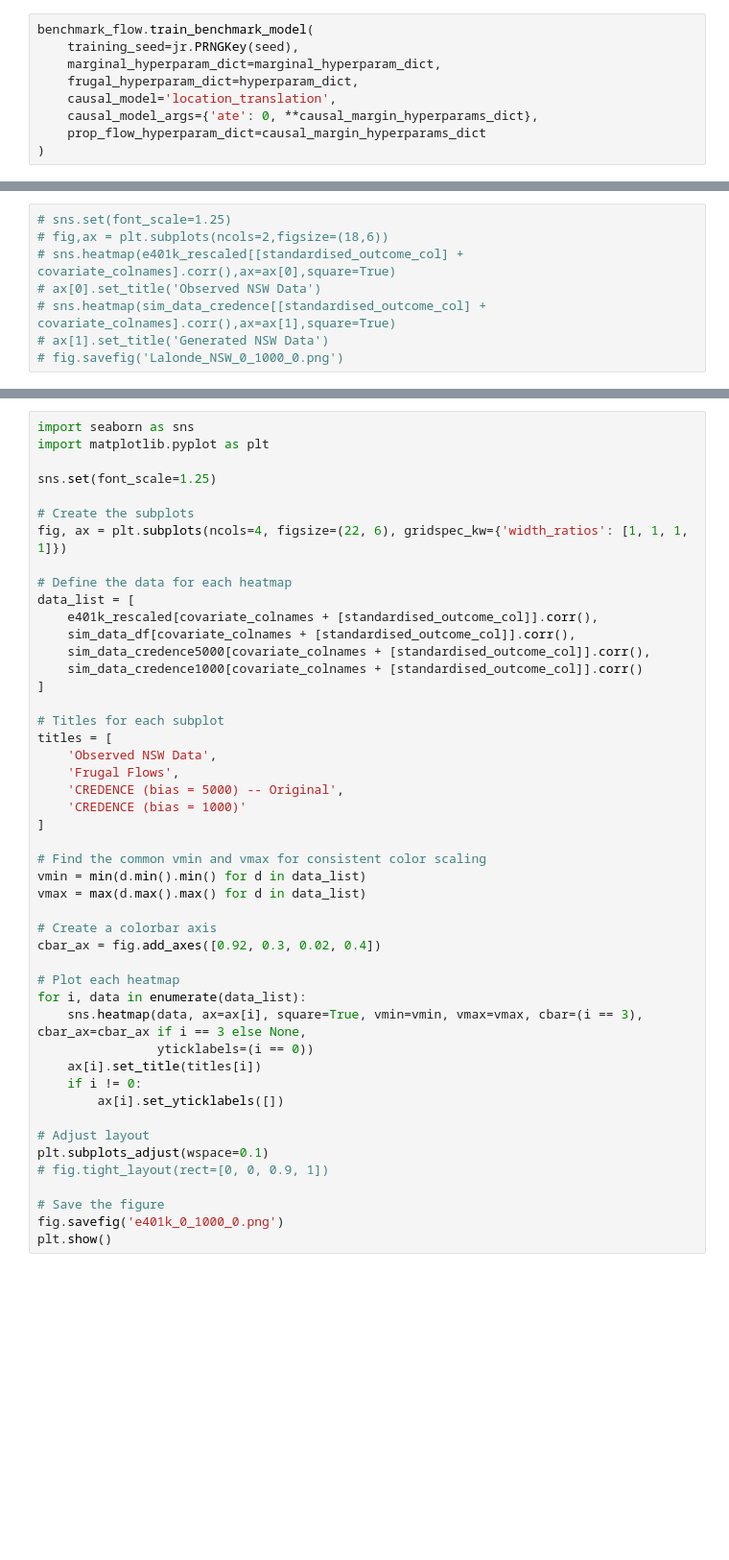
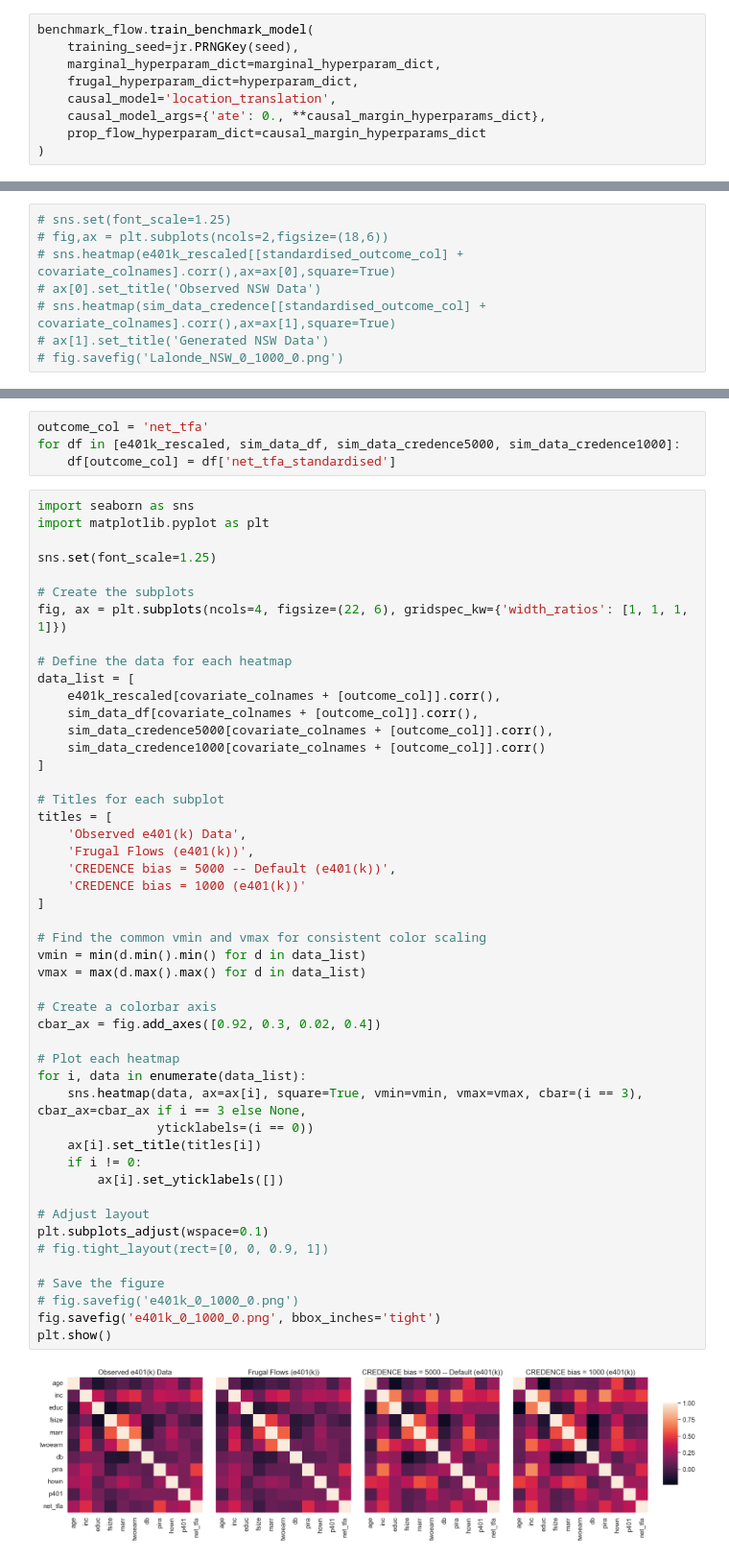
Before and after one commit to llaurabatt/frugal-flows, a Jupyter notebook: validation/validating_e401k_datagen.ipynb, the cells around one changed output, grey strips where cells are left out. Shown at 96% size. Saved outputs shown, nothing was run; the diff lists cells and outputs as text; blank space fills up the shorter version.

```diff
--- a/validation/validating_e401k_datagen.ipynb
+++ b/validation/validating_e401k_datagen.ipynb
@@ -136,7 +136,7 @@ benchmark_flow.train_benchmark_model(
     marginal_hyperparam_dict=marginal_hyperparam_dict,
     frugal_hyperparam_dict=hyperparam_dict,
     causal_model='location_translation',
-    causal_model_args={'ate': 0, **causal_margin_hyperparams_dict},
+    causal_model_args={'ate': 0., **causal_margin_hyperparams_dict},
     prop_flow_hyperparam_dict=causal_margin_hyperparams_dict
 )
 # %%
@@ -324,3 +566,7 @@ plt.show()
+# %%
+outcome_col = 'net_tfa'
+for df in [e401k_rescaled, sim_data_df, sim_data_credence5000, sim_data_credence1000]:
+    df[outcome_col] = df['net_tfa_standardised']
 # %%
 import seaborn as sns
 import matplotlib.pyplot as plt
@@ -332,42 +578,45 @@ fig, ax = plt.subplots(ncols=4, figsize=(22, 6), gridspec_kw={'width_ratios': [1
 
 # Define the data for each heatmap
 data_list = [
-    e401k_rescaled[covariate_colnames + [standardised_outcome_col]].corr(),
-    sim_data_df[covariate_colnames + [standardised_outcome_col]].corr(),
-    sim_data_credence5000[covariate_colnames + [standardised_outcome_col]].corr(),
-    sim_data_credence1000[covariate_colnames + [standardised_outcome_col]].corr()
+    e401k_rescaled[covariate_colnames + [outcome_col]].corr(),
+    sim_data_df[covariate_colnames + [outcome_col]].corr(),
+    sim_data_credence5000[covariate_colnames + [outcome_col]].corr(),
+    sim_data_credence1000[covariate_colnames + [outcome_col]].corr()
 ]
 
 # Titles for each subplot
 titles = [
-    'Observed NSW Data',
-    'Frugal Flows',
-    'CREDENCE (bias = 5000) -- Original',
-    'CREDENCE (bias = 1000)'
+    'Observed e401(k) Data',
+    'Frugal Flows (e401(k))',
+    'CREDENCE bias = 5000 -- Default (e401(k))',
+    'CREDENCE bias = 1000 (e401(k))'
 ]
 
 # Find the common vmin and vmax for consistent color scaling
 vmin = min(d.min().min() for d in data_list)
 vmax = max(d.max().max() for d in data_list)
 
 # Create a colorbar axis
 cbar_ax = fig.add_axes([0.92, 0.3, 0.02, 0.4])
 
 # Plot each heatmap
 for i, data in enumerate(data_list):
     sns.heatmap(data, ax=ax[i], square=True, vmin=vmin, vmax=vmax, cbar=(i == 3), cbar_ax=cbar_ax if i == 3 else None,
                 yticklabels=(i == 0))
     ax[i].set_title(titles[i])
     if i != 0:
         ax[i].set_yticklabels([])
 
 # Adjust layout
 plt.subplots_adjust(wspace=0.1)
 # fig.tight_layout(rect=[0, 0, 0.9, 1])
 
 # Save the figure
-fig.savefig('e401k_0_1000_0.png')
+# fig.savefig('e401k_0_1000_0.png')
+fig.savefig('e401k_0_1000_0.png', bbox_inches='tight')
 plt.show()
+# %% [output]
+[figure, added]
 # %%
 alphas = [0.1]#, 0.25, 0.5, 0.75, 1.0, 1.5, 2.0]
 k = 3
```
Also changed, not shown: parts of 9 cells of this notebook, 4 other files.
